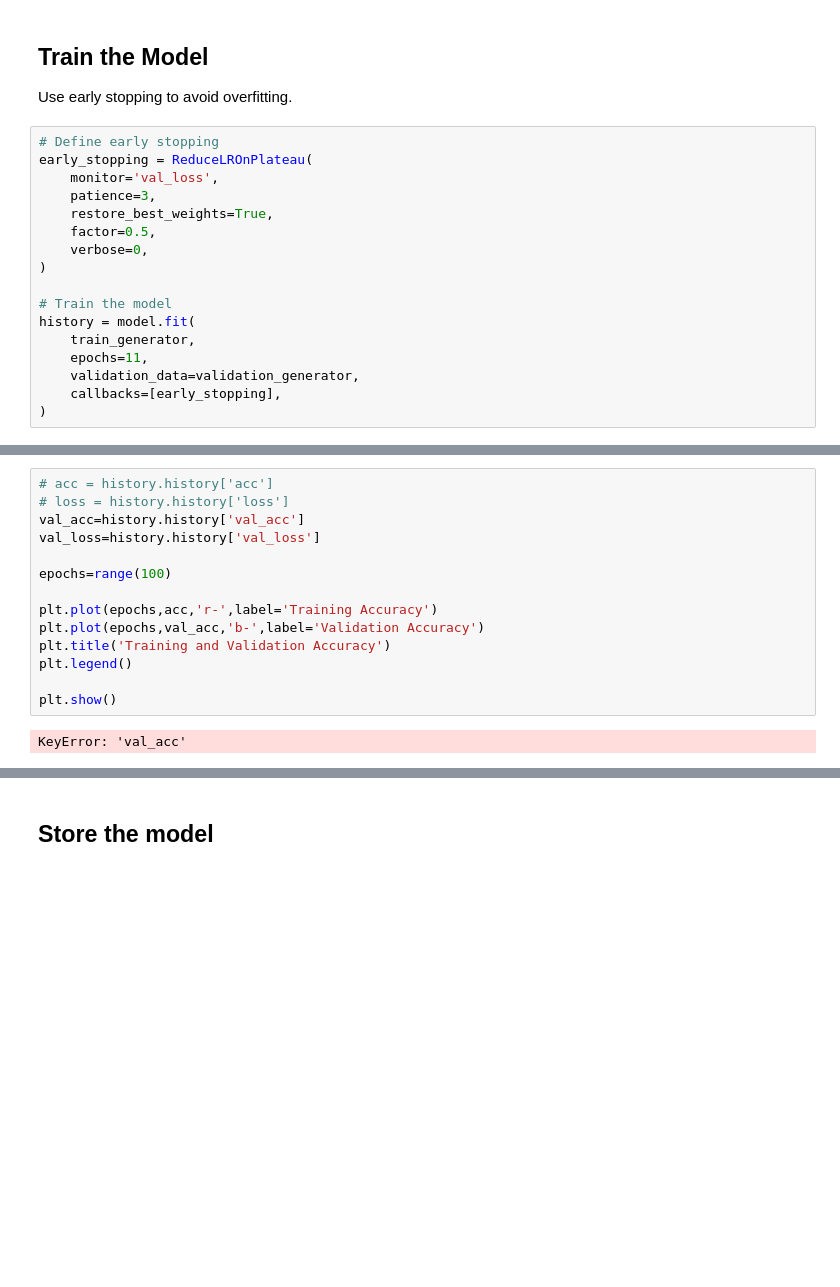
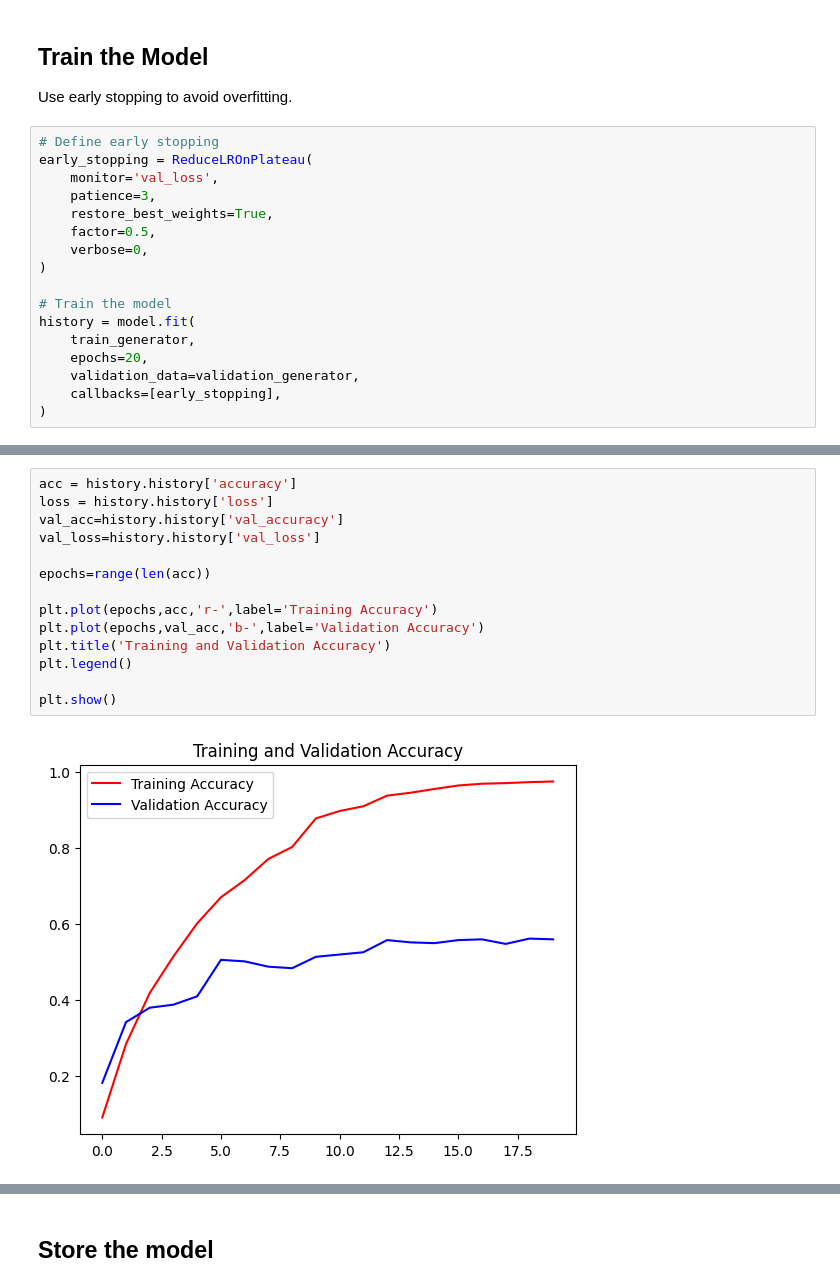
Before and after one commit to lucas6028/machine-learning, a Jupyter notebook: CNN/sports_classification.ipynb, the cells around one changed output, grey strips where cells are left out. Saved outputs shown, nothing was run; the diff lists cells and outputs as text; blank space fills up the shorter version.

```diff
--- a/CNN/sports_classification.ipynb
+++ b/CNN/sports_classification.ipynb
@@ -130,7 +131,7 @@ early_stopping = ReduceLROnPlateau(
 # Train the model
 history = model.fit(
     train_generator,
-    epochs=11,
+    epochs=20,
     validation_data=validation_generator,
     callbacks=[early_stopping],
 )
@@ -167,19 +167,19 @@ Validation Loss: 2.4435489177703857, Validation Accuracy: 0.49799999594688416
 # %%
-# acc = history.history['acc']
-# loss = history.history['loss']
-val_acc=history.history['val_acc']
+acc = history.history['accuracy']
+loss = history.history['loss']
+val_acc=history.history['val_accuracy']
 val_loss=history.history['val_loss']
 
-epochs=range(100)
+epochs=range(len(acc))
 
 plt.plot(epochs,acc,'r-',label='Training Accuracy')
 plt.plot(epochs,val_acc,'b-',label='Validation Accuracy')
 plt.title('Training and Validation Accuracy')
 plt.legend()
 
 plt.show()
 # %% [output]
-KeyError: 'val_acc'
+[figure, added]
 # %%
 plt.plot(epochs,loss,'r-',label='Training Loss')
 plt.plot(epochs,val_loss,'b-',label='Validation Loss')
```
Also changed, not shown: parts of 9 cells of this notebook.
